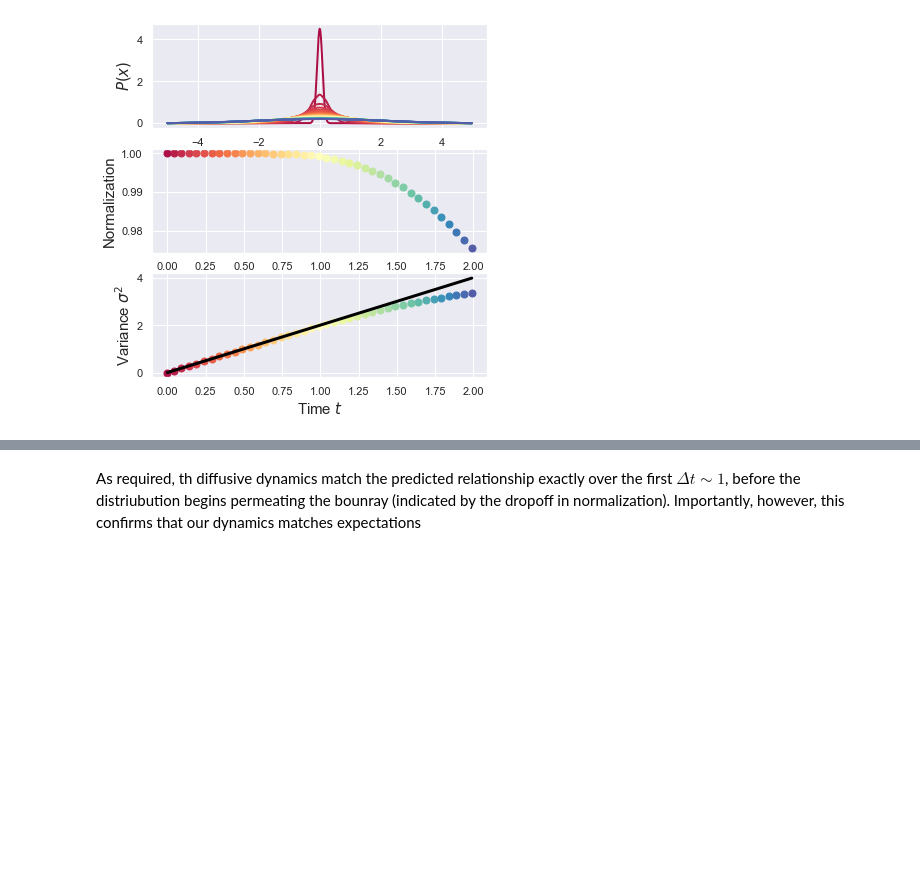
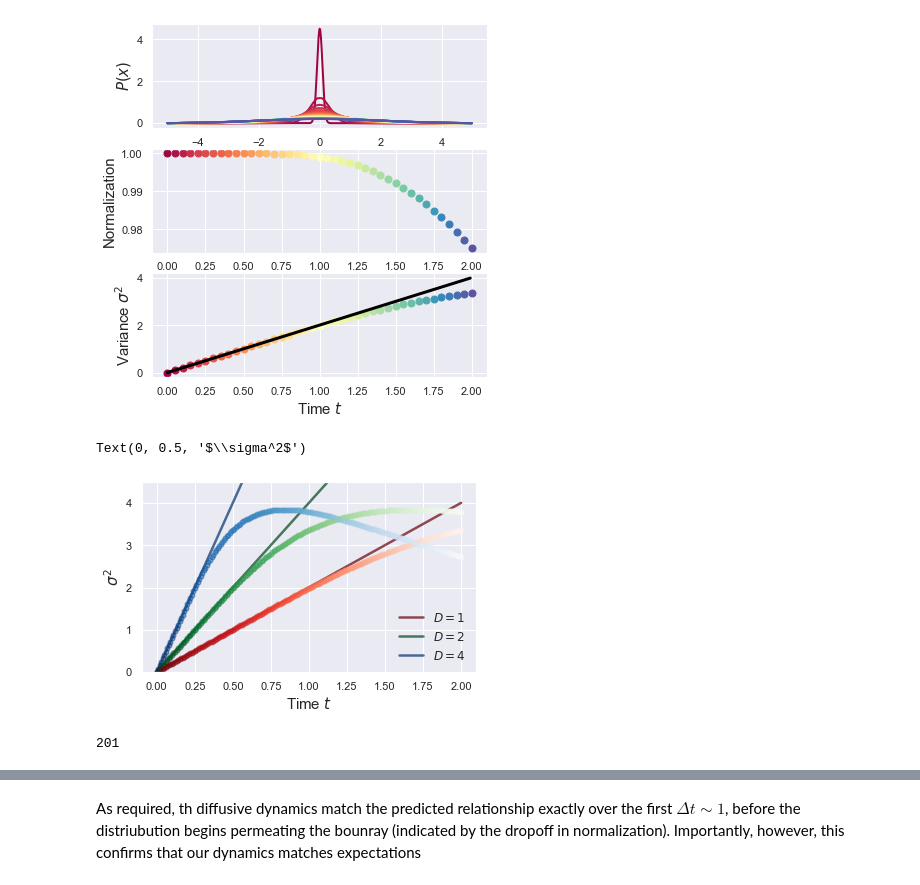
Before and after one commit to StevenJLarge/FokkerPlanck, a Jupyter notebook: notebooks/02-slarge-diffusion.ipynb, the cells around one changed output, grey strips where cells are left out. Saved outputs shown, nothing was run; the diff lists cells and outputs as text; code cells hidden in the pictures; blank space fills up the shorter version.

Commit message:
Finished writing diffusion tests and validating that they work fur the current implementation

```diff
--- a/notebooks/02-slarge-diffusion.ipynb
+++ b/notebooks/02-slarge-diffusion.ipynb
@@ -228,7 +229,9 @@ To test this, we initialize a thin Gaussian distribution on a much larger domain
 x_array_large = np.arange(-5, 5, dx)
 init_var = 1/ 128
 
-fpe_diff = Integrator.FPE_Integrator_1D(D, dt, dx, x_array_large, boundaryCond='open')
+fpe_diff = Integrator.FPE_Integrator_1D(1, dt, dx, x_array_large, boundaryCond='open')
+fpe_diff_2 = Integrator.FPE_Integrator_1D(2, dt, dx, x_array_large, boundaryCond='open')
+fpe_diff_4 = Integrator.FPE_Integrator_1D(4, dt, dx, x_array_large, boundaryCond='open')
 # %% [output]
 Initializing diffusion term integration matrix...
 
@@ -237,19 +254,29 @@ Initializing diffusion term integration matrix...
 # %%
 fpe_diff.initializeProbability(0, init_var)
+fpe_diff_2.initializeProbability(0, init_var)
+fpe_diff_4.initializeProbability(0, init_var)
+
 total_time = 2.0
 time = 0
 counter += 1
 
 time_tracker = [time]
 density_tracker_diff = [fpe_diff.get_prob]
+density_tracker_diff_2 = [fpe_diff_2.get_prob]
+density_tracker_diff_4 = [fpe_diff_4.get_prob]
 
 while time <= total_time:
     fpe_diff.diffusionUpdate()
+    fpe_diff_2.diffusionUpdate()
+    fpe_diff_4.diffusionUpdate()
+
     time += fpe_diff.dt
     counter += 1
 
-    if counter % 5 == 0:
+    if counter % 1 == 0:
         density_tracker_diff.append(fpe_diff.get_prob)
+        density_tracker_diff_2.append(fpe_diff_2.get_prob)
+        density_tracker_diff_4.append(fpe_diff_4.get_prob)
         time_tracker.append(time)
 # %%
 def _get_variance(density, x_vals):
@@ -266,9 +293,10 @@ fig, ax = plt.subplots(3, 1, figsize=(6, 6.5))
 Pal = sns.color_palette("Spectral", len(density_tracker_diff))
 
 for i, density in enumerate(density_tracker_diff):
-    ax[0].plot(x_array_large, density, color=Pal[i], linewidth=2.0)
-    ax[1].plot(time_tracker[i], np.sum(density * fpe_diff.dx), 'o', markersize=7, color=Pal[i])
-    ax[2].plot(time_tracker[i], _get_variance(density, fpe_diff.xArray), 'o', markersize=7, color=Pal[i])
+    if i % 5 == 0:
+        ax[0].plot(x_array_large, density, color=Pal[i], linewidth=2.0)
+        ax[1].plot(time_tracker[i], np.sum(density * fpe_diff.dx), 'o', markersize=7, color=Pal[i])
+        ax[2].plot(time_tracker[i], _get_variance(density, fpe_diff.xArray), 'o', markersize=7, color=Pal[i])
 ax[2].plot(theory_time, theory_var, color=sns.xkcd_rgb["black"], linewidth=3.0)
 
 ax[0].set_xlabel(r"Position $x$", fontsize=15)
@@ -280,3 +308,30 @@ ax[0].set_ylabel(r"$P(x)$", fontsize=15)
 # %% [output]
 Text(0, 0.5, '$P(x)$')
 [figure]
+# %%
+# And we can also plot the linear trends for the alternate diffusion coefficients
+fig, ax = plt.subplots(1, 1, figsize=(6, 3.5))
+Pal_1 = sns.color_palette("Reds_r", len(density_tracker_diff))
+Pal_2 = sns.color_palette("Greens_r", len(density_tracker_diff))
+Pal_4 = sns.color_palette("Blues_r", len(density_tracker_diff))
+
+ax.plot(time_tracker, init_var + (2 * np.array(time_tracker)), linewidth=2.5, color=Pal_1[0], label=r"$D=1$", alpha=0.7)
+ax.plot(time_tracker, init_var + (4 * np.array(time_tracker)), linewidth=2.5, color=Pal_2[0], label=r"$D=2$", alpha=0.7)
+ax.plot(time_tracker, init_var + (8 * np.array(time_tracker)), linewidth=2.5, color=Pal_4[0], label=r"$D=4$", alpha=0.7)
+
+for i, (d1, d2, d4) in enumerate(zip(density_tracker_diff, density_tracker_diff_2, density_tracker_diff_4)):
+    ax.plot(time_tracker[i], _get_variance(d1, x_array_large), 'o', markersize=5, color=Pal_1[i], alpha=0.5)
+    ax.plot(time_tracker[i], _get_variance(d2, x_array_large), 'o', markersize=5, color=Pal_2[i], alpha=0.5)
+    ax.plot(time_tracker[i], _get_variance(d4, x_array_large), 'o', markersize=5, color=Pal_4[i], alpha=0.5)
+
+ax.set_ylim([0, 4.5])
+ax.legend(fontsize=12, frameon=False)
+ax.set_xlabel(r"Time $t$", fontsize=15)
+ax.set_ylabel(r"$\sigma^2$", fontsize=15)
+# %% [output]
+Text(0, 0.5, '$\\sigma^2$')
+[figure, added]
+# %%
+len(time_tracker)
+# %% [output]
+201
```
Also changed, not shown: parts of 5 cells of this notebook, 5 other files.
